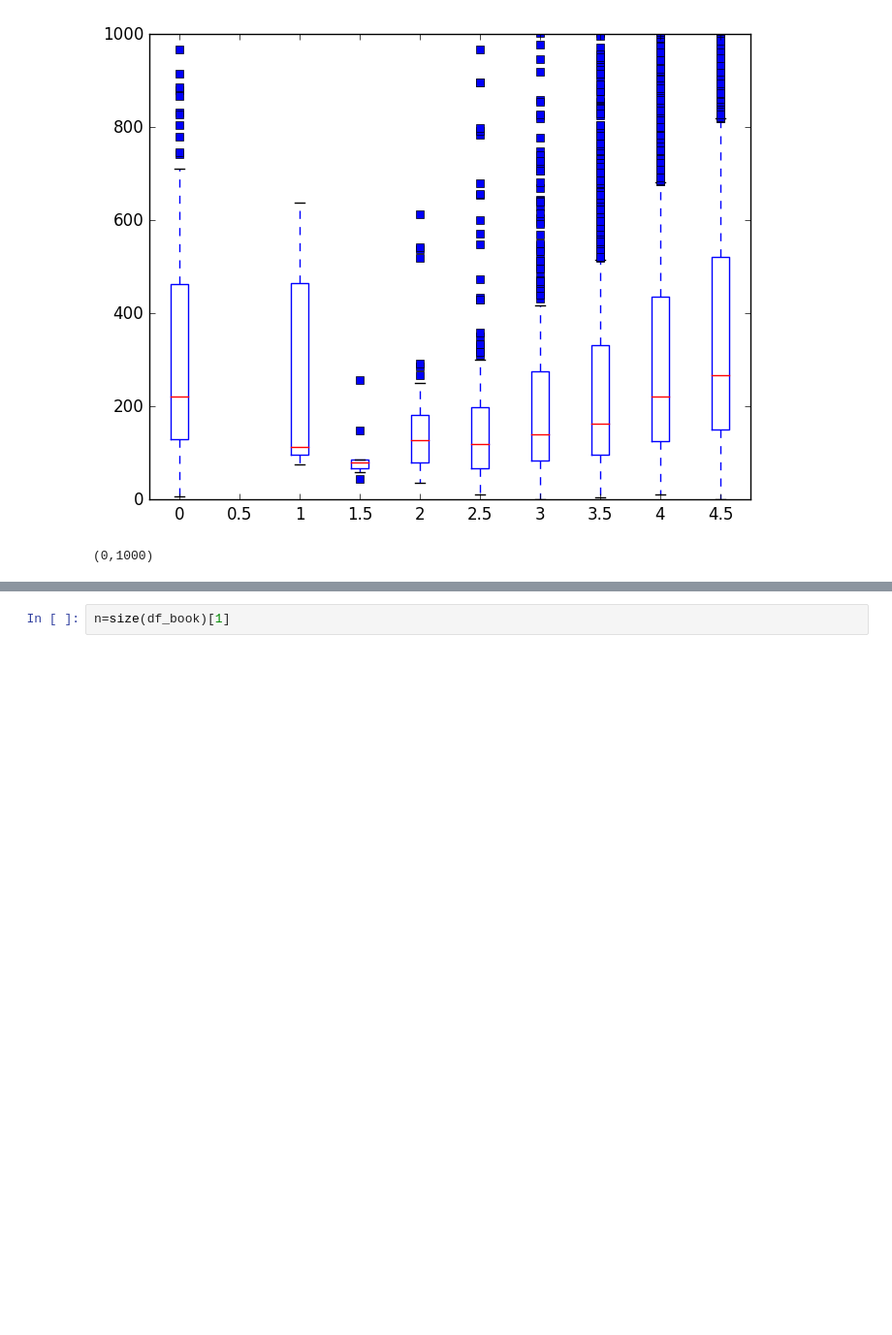
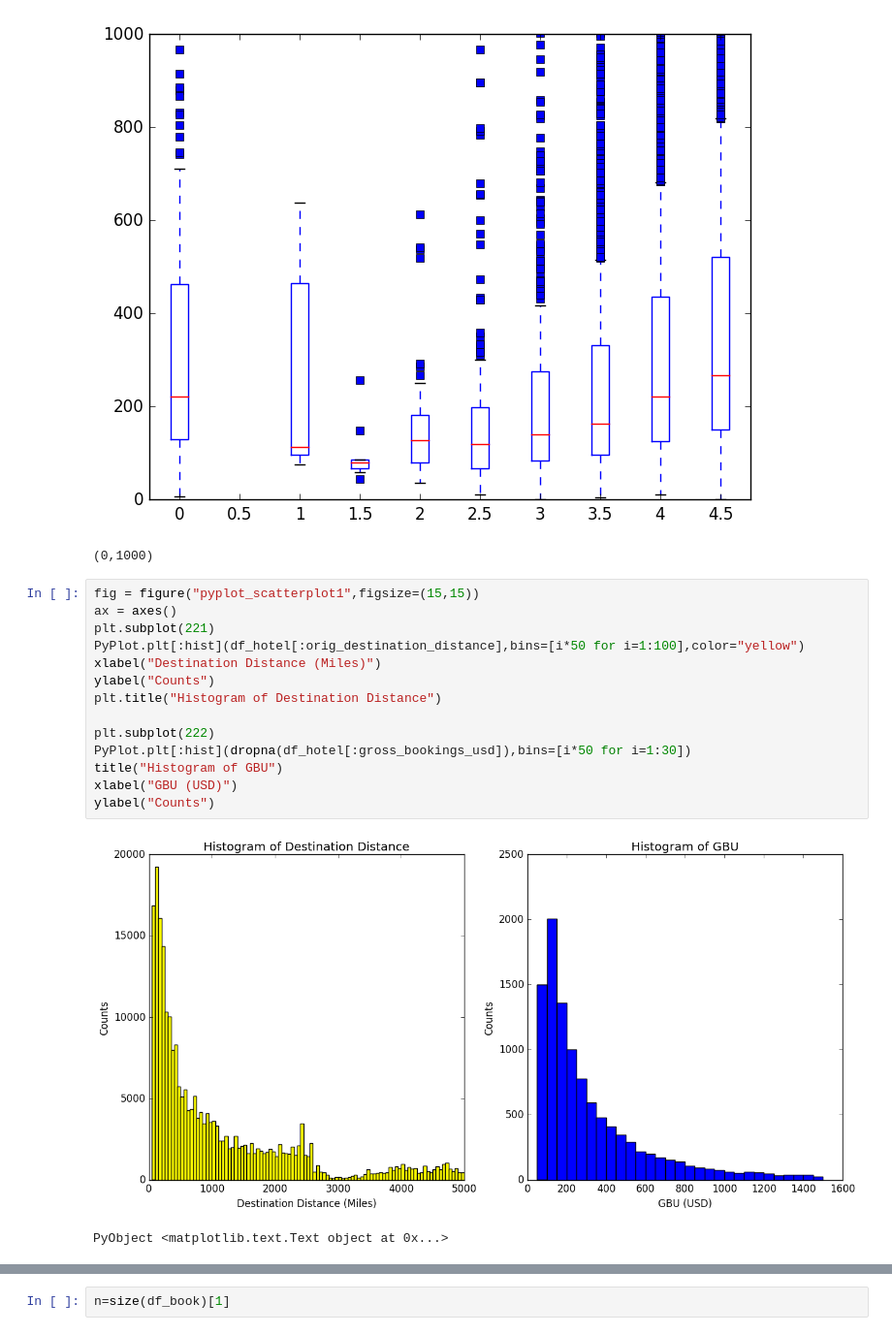
Before and after one commit to bigmessyteam/orie4741, a Jupyter notebook: project_eda.ipynb, the cells around one changed output, grey strips where cells are left out. Shown at 97% size. Drawn from its saved outputs; the diff is of its cells as text; blank space fills up the shorter version.

Commit message:
add plot

```diff
--- a/project_eda.ipynb
+++ b/project_eda.ipynb
@@ -186,3 +187,20 @@ ylim([0,1000])
 # %% [output]
 [figure]
 (0,1000)
+# %%
+fig = figure("pyplot_scatterplot1",figsize=(15,15))
+ax = axes()
+plt.subplot(221)
+PyPlot.plt[:hist](df_hotel[:orig_destination_distance],bins=[i*50 for i=1:100],color="yellow")
+xlabel("Destination Distance (Miles)")
+ylabel("Counts")
+plt.title("Histogram of Destination Distance")
+
+plt.subplot(222)
+PyPlot.plt[:hist](dropna(df_hotel[:gross_bookings_usd]),bins=[i*50 for i=1:30])
+title("Histogram of GBU")
+xlabel("GBU (USD)")
+ylabel("Counts")
+# %% [output]
+[figure, added]
+PyObject <matplotlib.text.Text object at 0x...>
```
Also changed, not shown: parts of 6 cells of this notebook, 1 other file.
